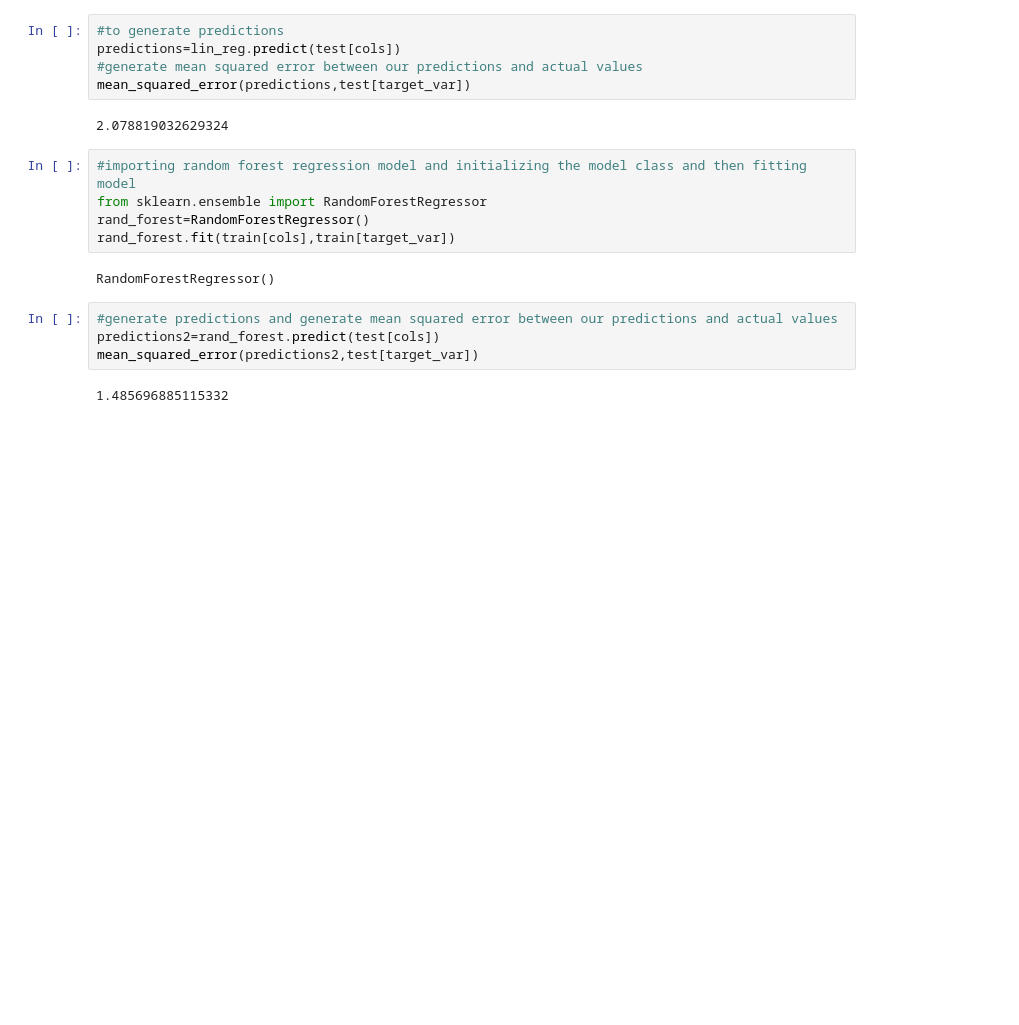
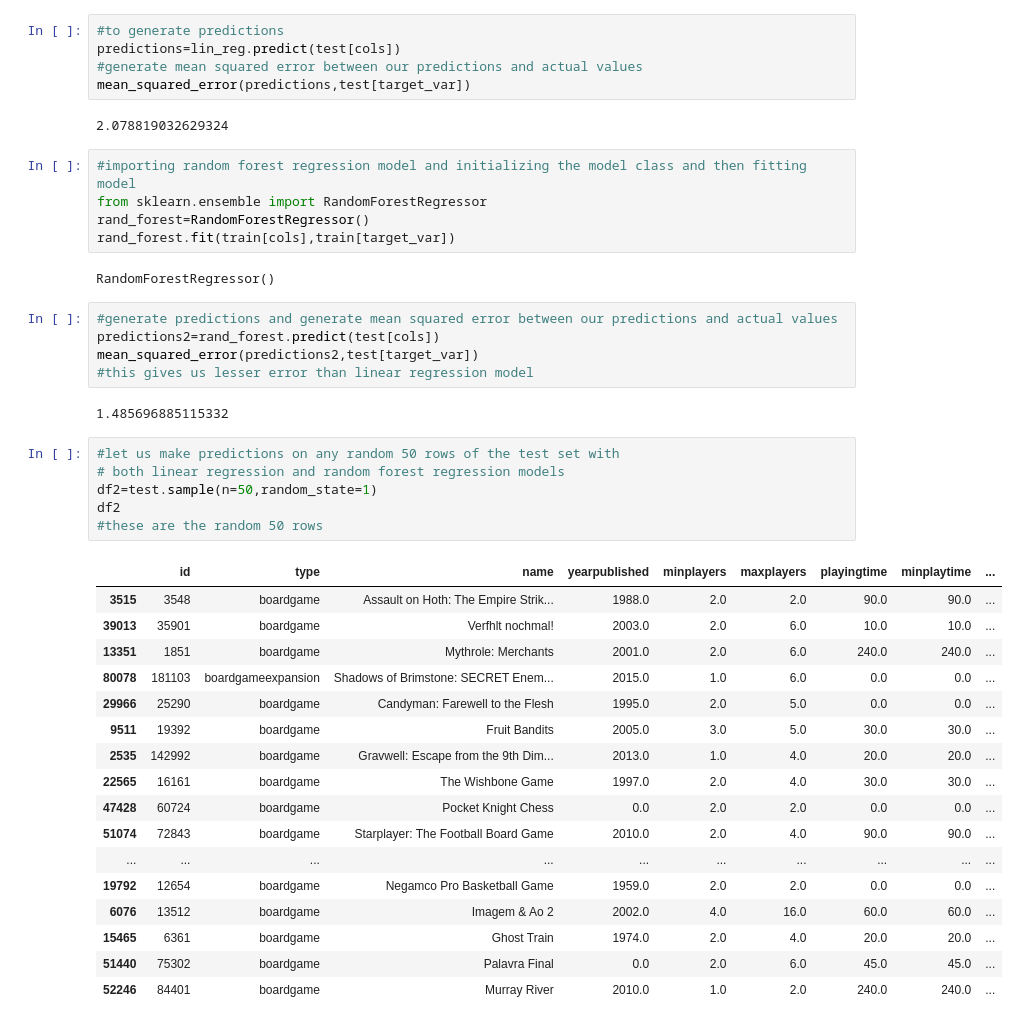
Before and after one commit to kumar306/BoardGameReviewPrediction, a Jupyter notebook: boardgame_review_pred.ipynb, the cells around one changed output. Saved outputs shown, nothing was run; the diff lists cells and outputs as text; blank space fills up the shorter version.

Commit message:
Making some more predictions on test dataset with both models

```diff
--- a/boardgame_review_pred.ipynb
+++ b/boardgame_review_pred.ipynb
@@ -130,5 +130,30 @@ RandomForestRegressor()
 #generate predictions and generate mean squared error between our predictions and actual values
 predictions2=rand_forest.predict(test[cols])
 mean_squared_error(predictions2,test[target_var])
+#this gives us lesser error than linear regression model
 # %% [output]
 1.485696885115332
+# %%
+#let us make predictions on any random 50 rows of the test set with
+# both linear regression and random forest regression models
+df2=test.sample(n=50,random_state=1)
+df2
+#these are the random 50 rows
+# %% [output]
+|  | id | type | name | yearpublished | minplayers | maxplayers | playingtime | minplaytime | ... |
+| 3515 | 3548 | boardgame | Assault on Hoth: The Empire Strik... | 1988.0 | 2.0 | 2.0 | 90.0 | 90.0 | ... |
+| 39013 | 35901 | boardgame | Verfhlt nochmal! | 2003.0 | 2.0 | 6.0 | 10.0 | 10.0 | ... |
+| 13351 | 1851 | boardgame | Mythrole: Merchants | 2001.0 | 2.0 | 6.0 | 240.0 | 240.0 | ... |
+| 80078 | 181103 | boardgameexpansion | Shadows of Brimstone: SECRET Enem... | 2015.0 | 1.0 | 6.0 | 0.0 | 0.0 | ... |
+| 29966 | 25290 | boardgame | Candyman: Farewell to the Flesh | 1995.0 | 2.0 | 5.0 | 0.0 | 0.0 | ... |
+| 9511 | 19392 | boardgame | Fruit Bandits | 2005.0 | 3.0 | 5.0 | 30.0 | 30.0 | ... |
+| 2535 | 142992 | boardgame | Gravwell: Escape from the 9th Dim... | 2013.0 | 1.0 | 4.0 | 20.0 | 20.0 | ... |
+| 22565 | 16161 | boardgame | The Wishbone Game | 1997.0 | 2.0 | 4.0 | 30.0 | 30.0 | ... |
+| 47428 | 60724 | boardgame | Pocket Knight Chess | 0.0 | 2.0 | 2.0 | 0.0 | 0.0 | ... |
+| 51074 | 72843 | boardgame | Starplayer: The Football Board Game | 2010.0 | 2.0 | 4.0 | 90.0 | 90.0 | ... |
+| ... | ... | ... | ... | ... | ... | ... | ... | ... | ... |
+| 19792 | 12654 | boardgame | Negamco Pro Basketball Game | 1959.0 | 2.0 | 2.0 | 0.0 | 0.0 | ... |
+| 6076 | 13512 | boardgame | Imagem & Ao 2 | 2002.0 | 4.0 | 16.0 | 60.0 | 60.0 | ... |
+| 15465 | 6361 | boardgame | Ghost Train | 1974.0 | 2.0 | 4.0 | 20.0 | 20.0 | ... |
+| 51440 | 75302 | boardgame | Palavra Final | 0.0 | 2.0 | 6.0 | 45.0 | 45.0 | ... |
+| 52246 | 84401 | boardgame | Murray River | 2010.0 | 1.0 | 2.0 | 240.0 | 240.0 | ... |
```
Also changed, not shown: parts of 1 cell of this notebook.
